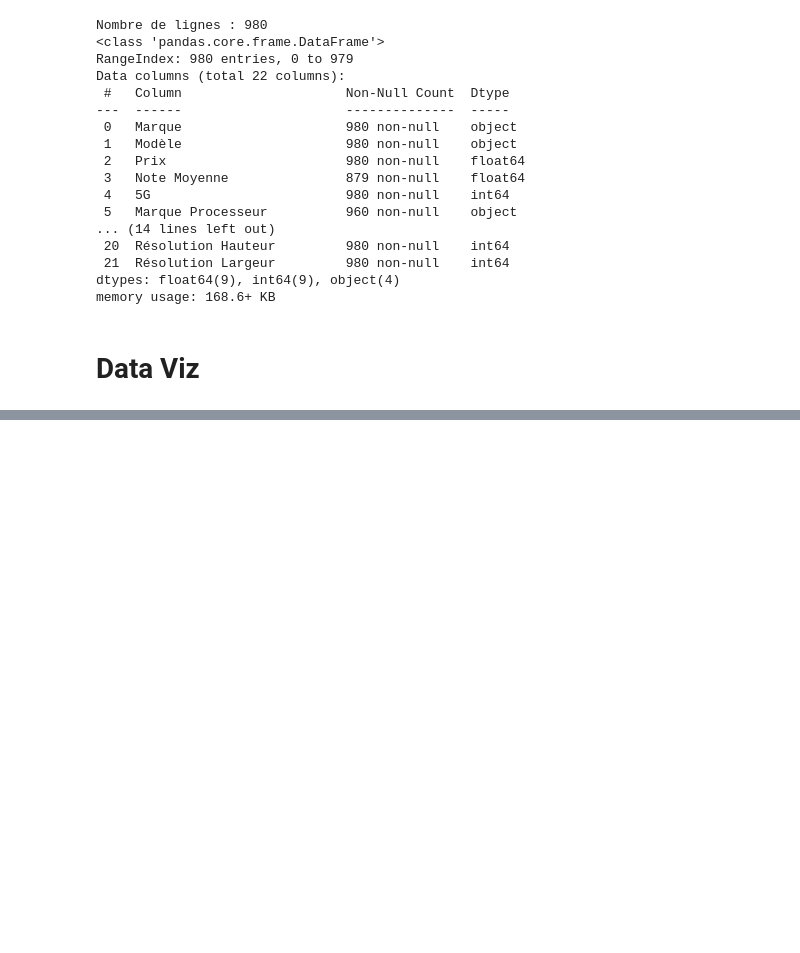
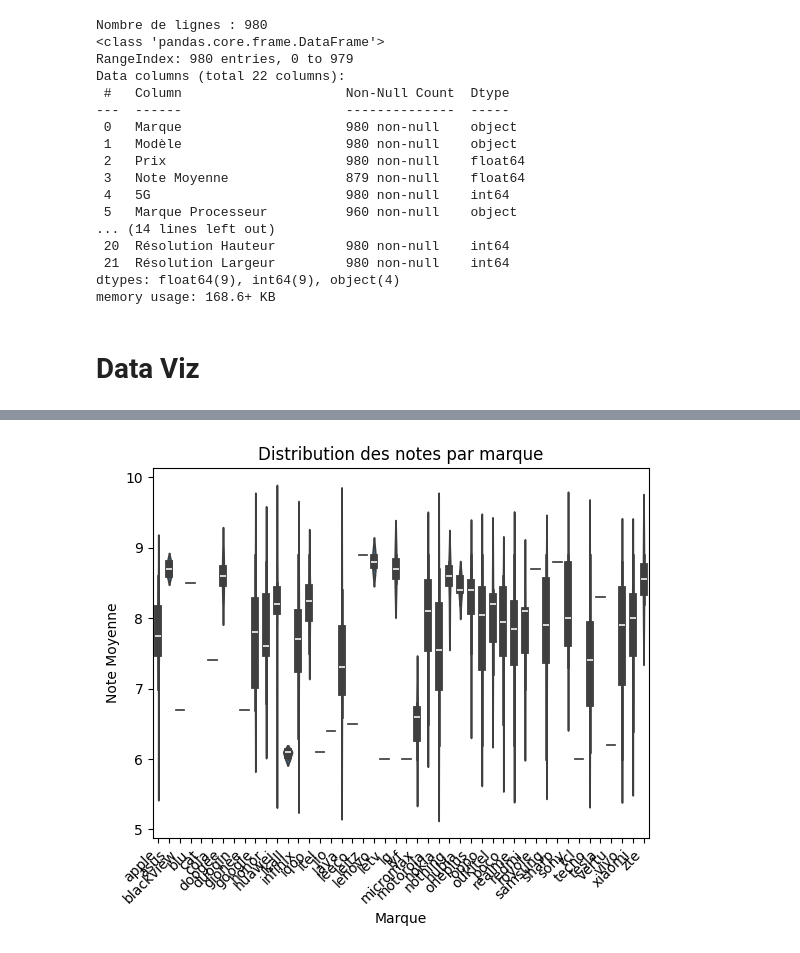
Before and after one commit to Anaqqa/4DVST---Data-Visualization, a Jupyter notebook: V1_08_04_TP_4DVST.ipynb, the cells around one changed output, grey strips where cells are left out. Cells and saved outputs as stored; diff of their text form; code cells hidden in the pictures; blank space fills up the shorter version.

```diff
--- a/V1_08_04_TP_4DVST.ipynb
+++ b/V1_08_04_TP_4DVST.ipynb
@@ -282,5 +303,7 @@ fig.show()
 # %%
-sns.violinplot(x='Brand', y='Rating', data=df)
+sns.violinplot(x='Marque', y='Note Moyenne', data=df)
 plt.title('Distribution des notes par marque')
 plt.xticks(rotation=45, ha='right')
 plt.show()
+# %% [output]
+[figure, added]
```
Also changed, not shown: parts of 17 cells of this notebook.
